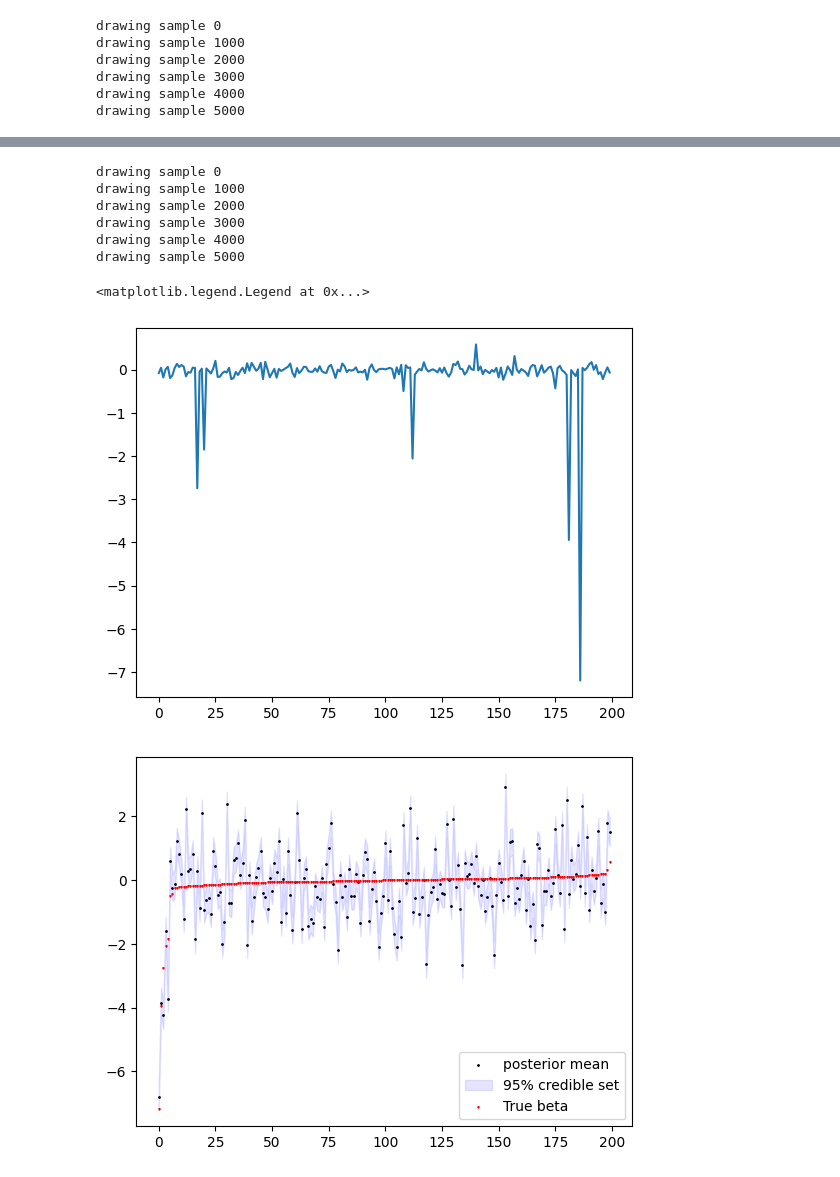
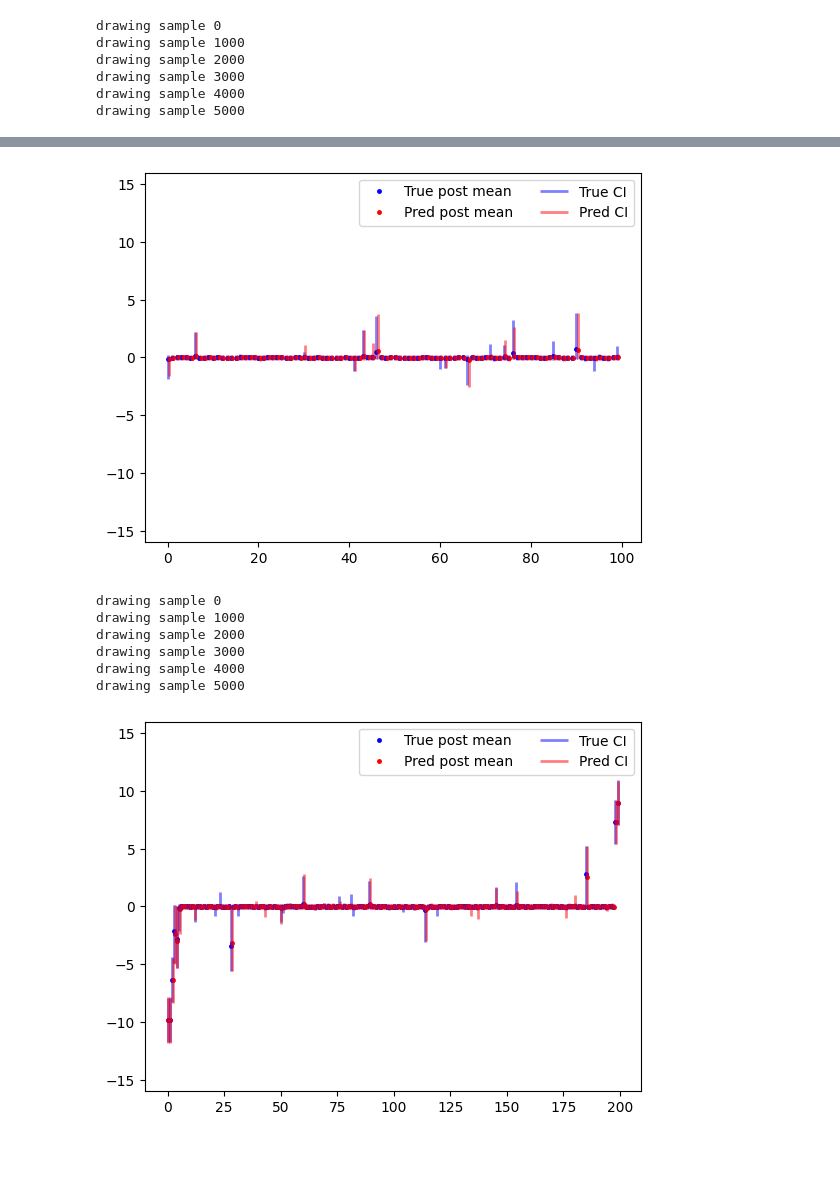
Before and after one commit to DongyueXie/misc, a Jupyter notebook: analysis/spike_slab_sampling.ipynb, the cells around one changed output, grey strips where cells are left out. Saved outputs shown, nothing was run; the diff lists cells and outputs as text; code cells hidden in the pictures.

```diff
--- a/analysis/spike_slab_sampling.ipynb
+++ b/analysis/spike_slab_sampling.ipynb
@@ -70,5 +102,5 @@ multivariate_normal.pdf(x=[0.001, 0.5, 0.999],mean=[1,2,3],cov=np.ones(3))
 # %%
-def ssvs_I_fast(y,pi0,var0,var1,ig_a=0.01,ig_b=0.01,n_burnin=500,n_post=10000,printevery = 10):
+def ssvs_I_fast(y,pi0,var0,var1,sigma2,fix_sigma2=True,ig_a=0.01,ig_b=0.01,n_burnin=500,n_post=10000,printevery = 10):
     n = y.shape[0]
     p = n
     #n,p = X.shape
@@ -79,7 +111,8 @@ def ssvs_I_fast(y,pi0,var0,var1,ig_a=0.01,ig_b=0.01,n_burnin=500,n_post=10000,pr
     sigma2_draws = np.zeros(n_burnin + n_post)
     gamma = np.zeros(p)
     y = np.squeeze(y)
-    sigma2 = np.var(y)
+    if not fix_sigma2:
+        sigma2 = np.var(y)
 
     for i in range(n_burnin + n_post):
         if(i%printevery==0):
@@ -89,7 +122,8 @@ def ssvs_I_fast(y,pi0,var0,var1,ig_a=0.01,ig_b=0.01,n_burnin=500,n_post=10000,pr
         # A = np.linalg.inv(XtX/sigma2 + np.diag(d_inv))
         A = 1/(1/sigma2 + d_inv)
         beta = np.random.normal(A*y/sigma2,np.sqrt(A))
-        sigma2 = invgamma.rvs(a=n/2+ig_a,scale=sum((y-beta)**2)/2+ig_b)
+        if not fix_sigma2:
+            sigma2 = invgamma.rvs(a=n/2+ig_a,scale=sum((y-beta)**2)/2+ig_b)
         for j in range(p):
             d1 = (gamma*var1 + (1-gamma)*var0)
             d1[j] = var1
@@ -315,10 +359,6 @@ ax.legend(['posterior mean','95% credible set','True beta'])
 # %%
 n = 100
 p = n
-pi0 = 0.95
-var0 = 0.01
-var1 = 5
-sigma2 = 1
 datax = gen_data(n,p,pi0,var0,var1,sigma2,XI=True)
 plt.plot(datax['beta'])
 # %% [output]
@@ -374,42 +385,47 @@ ax.legend(['posterior mean','95% credible set','True beta'])
+# %%
+idx = np.arange(n)
+order_idx = np.argsort(datax['beta'])
+plt.subplot()
+plt.plot(idx, true_pm[order_idx], '.b', ms=5)
+plt.plot(idx+0.3, pm[order_idx], '.r', ms=5)
+plt.vlines(idx, true_q025[order_idx], true_q975[order_idx], color='blue', alpha=0.5, lw=2)
+plt.vlines(idx+0.3, pred_q025[order_idx], pred_q975[order_idx], color='red', alpha=0.5, lw=2)
+plt.legend(['True post mean', 'Pred post mean', 'True CI', 'Pred CI'], ncol=2)
+plt.ylim(-16,16)
+plt.show()
+# %% [output]
+[figure, added]
 # %%
 n = 200
 p = n
-pi0 = 0.95
-var0 = 0.01
-var1 = 5
-sigma2 = 1
 datax = gen_data(n,p,pi0,var0,var1,sigma2,XI=True)
-plt.plot(datax['beta'])
 
-fit = ssvs_I_fast(datax['y'],pi0,var1,var1,
-ig_a=0.01,ig_b=0.01,n_burnin=1000,
+fit = ssvs_I_fast(datax['y'],pi0,var0,var1,sigma2,
+n_burnin=1000,
 n_post=5000,
 printevery = 1000)
 
-upper_ci = np.apply_along_axis(np.quantile,0,fit['beta'],q=0.975)
-lower_ci = np.apply_along_axis(np.quantile,0,fit['beta'],q=0.025)
+pred_q975 = np.apply_along_axis(np.quantile,0,fit['beta'],q=0.975)
+pred_q025 = np.apply_along_axis(np.quantile,0,fit['beta'],q=0.025)
 pm = np.apply_along_axis(np.mean,0,fit['beta'])
-res = pd.DataFrame({'true_beta':np.squeeze(datax['beta']),
-'ols': np.squeeze(np.matmul(np.linalg.inv(np.matmul(datax['X'].T,datax['X'])),np.matmul(datax['X'].T,datax['y']))),
-'posterior_mean':pm,
-'lower':lower_ci,
-'upper':upper_ci})
-res
+true_pm, true_q025,true_q975 = computeNormalStats_vec(np.sqrt(sigma2),np.sqrt(var0),np.sqrt(var1),1-pi0,datax['y'])
 
-idx = [i for i in range(p)]
+
+idx = np.arange(n)
 order_idx = np.argsort(datax['beta'])
-fig, ax = plt.subplots()
-ax.scatter(idx,pm[order_idx],s=1,color='black')
-ax.fill_between(idx,(lower_ci)[order_idx], (upper_ci)[order_idx], color='b', alpha=.1)
-ax.scatter(idx,datax['beta'][order_idx],s=0.8,color='red',marker='v')
-ax.legend(['posterior mean','95% credible set','True beta'])
+plt.subplot()
+plt.plot(idx, true_pm[order_idx], '.b', ms=5)
+plt.plot(idx+0.3, pm[order_idx], '.r', ms=5)
+plt.vlines(idx, true_q025[order_idx], true_q975[order_idx], color='blue', alpha=0.5, lw=2)
+plt.vlines(idx+0.3, pred_q025[order_idx], pred_q975[order_idx], color='red', alpha=0.5, lw=2)
+plt.legend(['True post mean', 'Pred post mean', 'True CI', 'Pred CI'], ncol=2)
+plt.ylim(-16,16)
+plt.show()
 # %% [output]
 drawing sample 0
 drawing sample 1000
 drawing sample 2000
 drawing sample 3000
 drawing sample 4000
 drawing sample 5000
-<matplotlib.legend.Legend at 0x...>
-[figure, old version]
+[figure, new version]
-[figure, removed]
```
Also changed, not shown: parts of 23 cells of this notebook.
